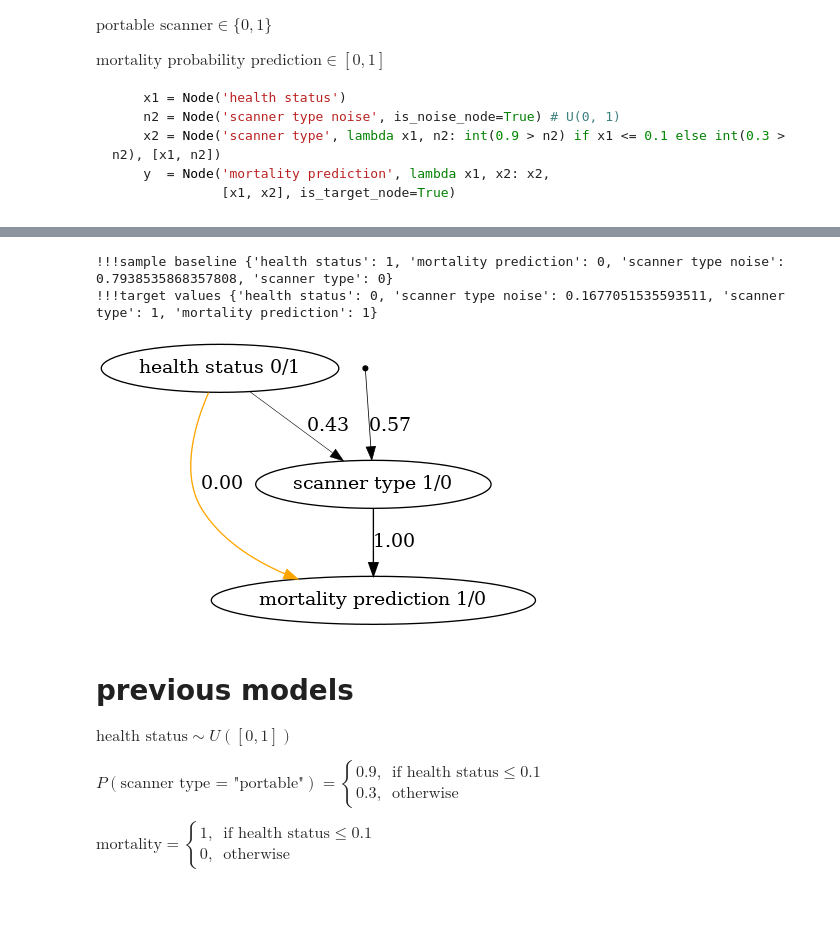
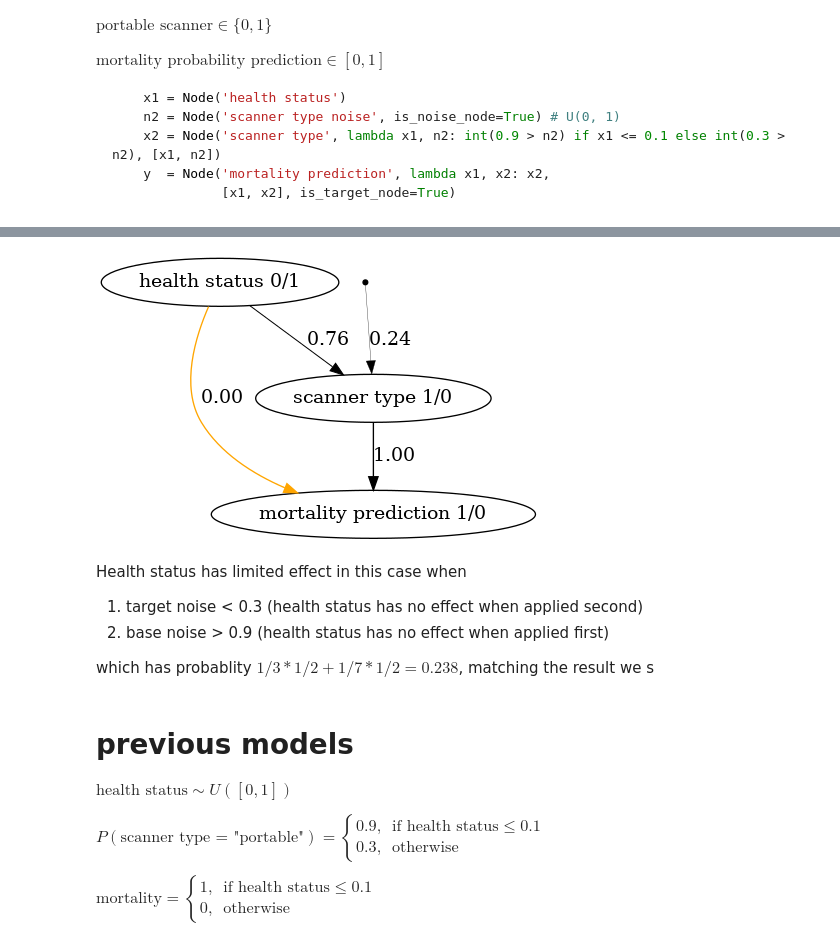
Before and after one commit to nathanwang000/Shapley-Flow, a Jupyter notebook: flow_synthetic_experiments.ipynb, the cells around one changed output, grey strips where cells are left out. Drawn from its saved outputs; the diff is of its cells as text; code cells hidden in the pictures; blank space fills up the shorter version.

````diff
--- a/flow_synthetic_experiments.ipynb
+++ b/flow_synthetic_experiments.ipynb
@@ -73,8 +74,11 @@ $\text{mortality probability prediction} \in [0, 1]$
               [x1, x2], is_target_node=True)
 ```
 # %%
-scanner_type_noise_baseline = 0.9 # np.random.uniform(0.3, 1)
-scanner_type_noise_target = 0 #np.random.uniform(0, 0.9)
+scanner_type_noise_baseline = np.random.uniform(0.3, 1)
+scanner_type_noise_target = np.random.uniform(0, 0.9)
+
+# scanner_type_noise_baseline = 0.9 # np.random.uniform(0.3, 1)
+# scanner_type_noise_target = 0 # np.random.uniform(0, 0.9)
 
 '''
 current value: health status, scanner type, mortality
@@ -109,22 +113,16 @@ def build_health_graph():
 
     # initialize the values from data
     graph = Graph([x1, n2, x2, y], health_data,
-                 {
+                  lambda: {
                      'health status': 0,
                      'scanner type noise': scanner_type_noise_target,
                      'scanner type': 1,
                      'mortality prediction': 1
                  })
 
-    # verbose print
-    baseline = dict((node.name, node.baseline) for node in graph)
-    baseline[y.name] = y.f(*[arg.baseline for arg in y.args])
-    print('!!!sample baseline', baseline)
-    print('!!!target values', graph.target_values)
-
     return graph
 
-cf = CreditFlow(verbose=True, nruns=1)
+cf = CreditFlow(verbose=True, nruns=1, visualize=True)
 graph = build_health_graph()
 cf.run(graph)
 
@@ -176,44 +171,43 @@ def health_data():
     }
 
 def build_health_graph(verbose=False):
     '''
     build and return a graph (list of nodes), to be runnable in main
     '''
     # build the graph: x1->x2, y = f(x1, x2)
     x1 = Node('health status')
     n2 = Node('scanner type noise', is_noise_node=True)
     x2 = Node('scanner type', lambda x1, n2: int(0.9 > n2) if x1 <= 0.1 else int(0.3 > n2), [x1, n2])
     y  = Node('mortality prediction', lambda x1, x2: x2,
               [x1, x2], is_target_node=True)
 
     # initialize the values from data
     graph = Graph([x1, n2, x2, y], health_data,
-                 {
+                  lambda: {
                      'health status': 0,
                      'scanner type noise': np.random.uniform(0, 0.9),
                      'scanner type': 1,
                      'mortality prediction': 1
                  }, verbose=verbose)
 
-    # verbose print
-    baseline = dict((node.name, node.baseline) for node in graph)
-    baseline[y.name] = y.f(*[arg.baseline for arg in y.args])
-    print('!!!sample baseline', baseline)
-    print('!!!target values', graph.target_values)
-
     return graph
 
-cf = CreditFlow(verbose=False, nruns=100)
+cf = CreditFlow(verbose=False, nruns=5000)
 graph = build_health_graph(verbose=False)
 cf.run(graph)
 
 dot = cf.credit2dot()
 dot.write_png('graph.png')
 Image('graph.png')
 # %% [output]
-!!!sample baseline {'health status': 1, 'mortality prediction': 0, 'scanner type noise': 0.7938535868357808, 'scanner type': 0}
-!!!target values {'health status': 0, 'scanner type noise': 0.1677051535593511, 'scanner type': 1, 'mortality prediction': 1}
-[figure, old version]
+[figure, new version]
+# %% [markdown]
+Health status has limited effect in this case when
+
+1. target noise < 0.3 (health status has no effect when applied second)
+2. base noise > 0.9 (health status has no effect when applied first)
+
+which has probablity $1/3 * 1/2 + 1/7 * 1/2 = 0.238$, matching the result we s
 # %% [markdown]
 # previous models
 
````
Also changed, not shown: parts of 3 cells of this notebook, 1 other file.
